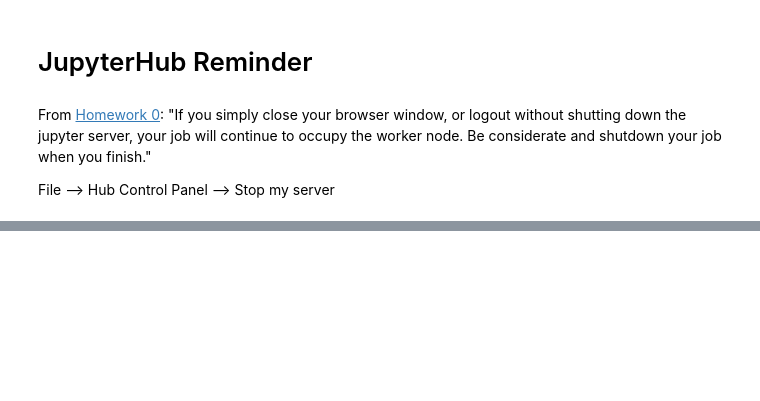
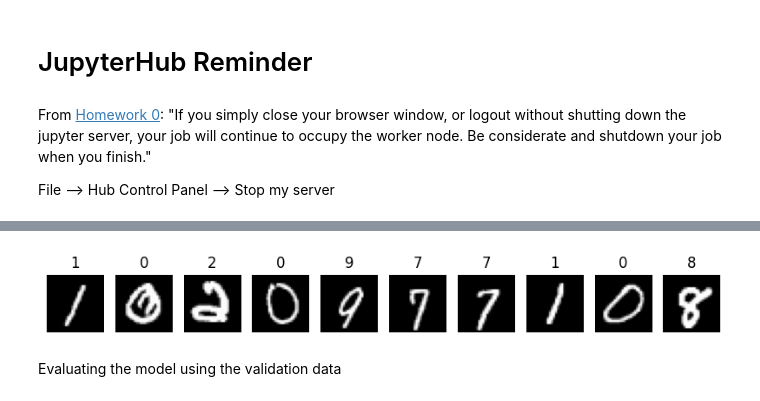
Before and after one commit to akozlov0/ai-science-training-series, a Jupyter notebook: 02_intro_neural_networks/2024-02-20_Alexey_Kozlov_02.ipynb, the cells around one changed output, grey strips where cells are left out. Saved outputs shown, nothing was run; the diff lists cells and outputs as text; code cells hidden in the pictures; blank space fills up the shorter version.

```diff
--- a/02_intro_neural_networks/2024-02-20_Alexey_Kozlov_02.ipynb
+++ b/02_intro_neural_networks/2024-02-20_Alexey_Kozlov_02.ipynb
@@ -308,0 +412,7 @@ File --> Hub Control Panel --> Stop my server
+# %%
+# resetting the nonlinear model and modifying the learning rate
+nonlinear_model = NonlinearClassifier()
+print(nonlinear_model)
+
+loss_fn = nn.CrossEntropyLoss()
+optimizer = torch.optim.SGD(nonlinear_model.parameters(), lr=0.5)
@@ -308,0 +430,13 @@ File --> Hub Control Panel --> Stop my server
+# %%
+%%time
+
+# Modifying the number of epochs
+# Validation loss and accuracy added
+epochs = 100
+for j in range(epochs):
+    train_one_epoch(train_dataloader, nonlinear_model, loss_fn, optimizer)
+
+    # checking on the training loss and accuracy once per epoch
+    acc, loss = evaluate(train_dataloader, nonlinear_model, loss_fn)
+    acc1, loss1 = evaluate(val_dataloader, nonlinear_model, loss_fn)
+    print(f"Epoch {j}: training loss: {loss}, accuracy: {acc}; validaton loss: {loss1}, accuracy: {acc1}")
@@ -308,0 +461,17 @@ File --> Hub Control Panel --> Stop my server
+# %%
+# Visualize how the model is doing on the first 10 examples
+pltsize=1
+plt.figure(figsize=(10*pltsize, pltsize))
+nonlinear_model.eval()
+batch = next(iter(train_dataloader))
+predictions = nonlinear_model(batch[0])
+
+for i in range(10):
+    plt.subplot(1,10,i+1)
+    plt.axis('off')
+    plt.imshow(batch[0][i,0,:,:], cmap="gray")
+    plt.title('%d' % predictions[i,:].argmax())
+# %% [output]
+[figure, added]
+# %% [markdown]
+Evaluating the model using the validation data
```
Also changed, not shown: parts of 26 cells of this notebook.
